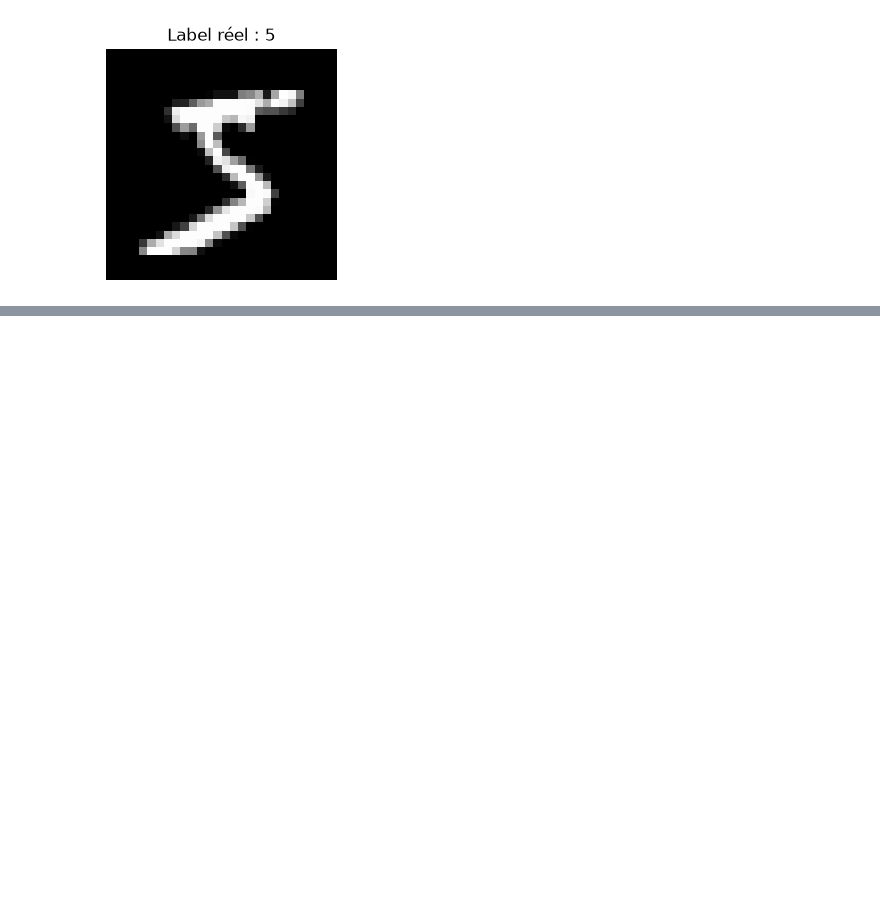
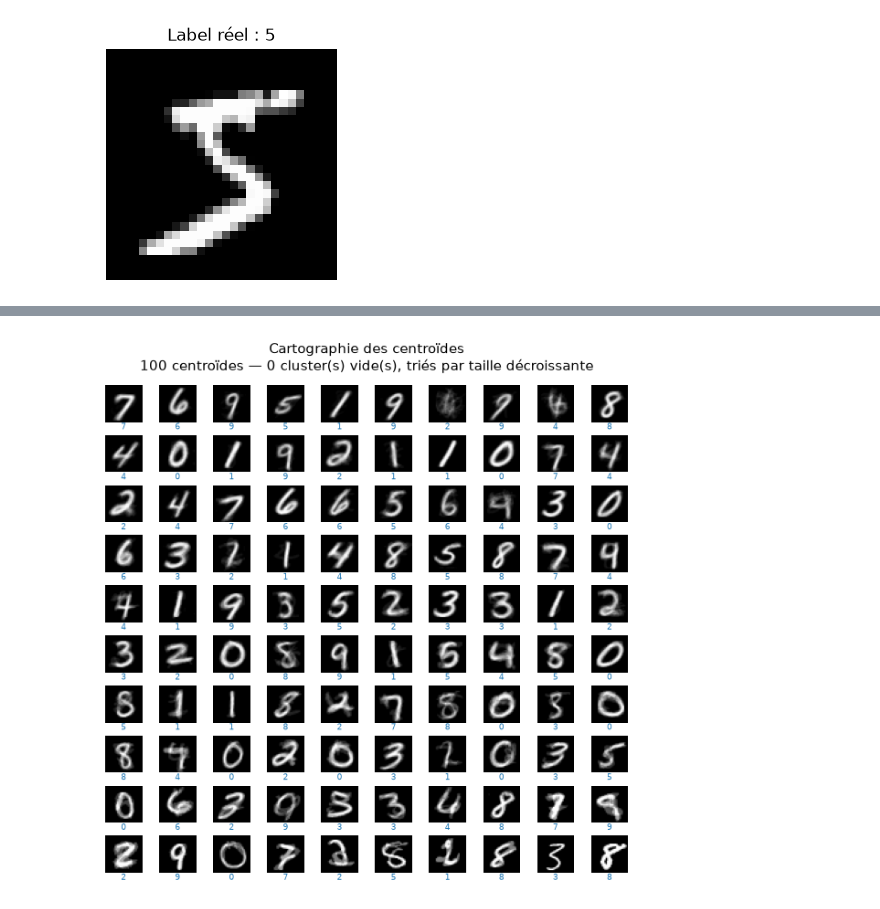
Before and after one commit to t0r3l/Unsupervised_Deep_Learning, a Jupyter notebook: src/kmeas/main.ipynb, the cells around one changed output, grey strips where cells are left out. Drawn from its saved outputs; the diff is of its cells as text; code cells hidden in the pictures; blank space fills up the shorter version.

Commit message:
feat: implement K-Means clustering with visualization and metric utilities

```diff
--- a/src/kmeas/main.ipynb
+++ b/src/kmeas/main.ipynb
@@ -95,0 +98,5 @@ show_images(
+# %%
+fig = plot_centroid_map(centroids, cluster_labels, y_train[:N_DEBUG], show=False)
+fig.savefig("centroids.png", dpi=150, bbox_inches="tight")
+# %% [output]
+[figure, added]
```
Also changed, not shown: parts of 4 cells of this notebook, 5 other files.
